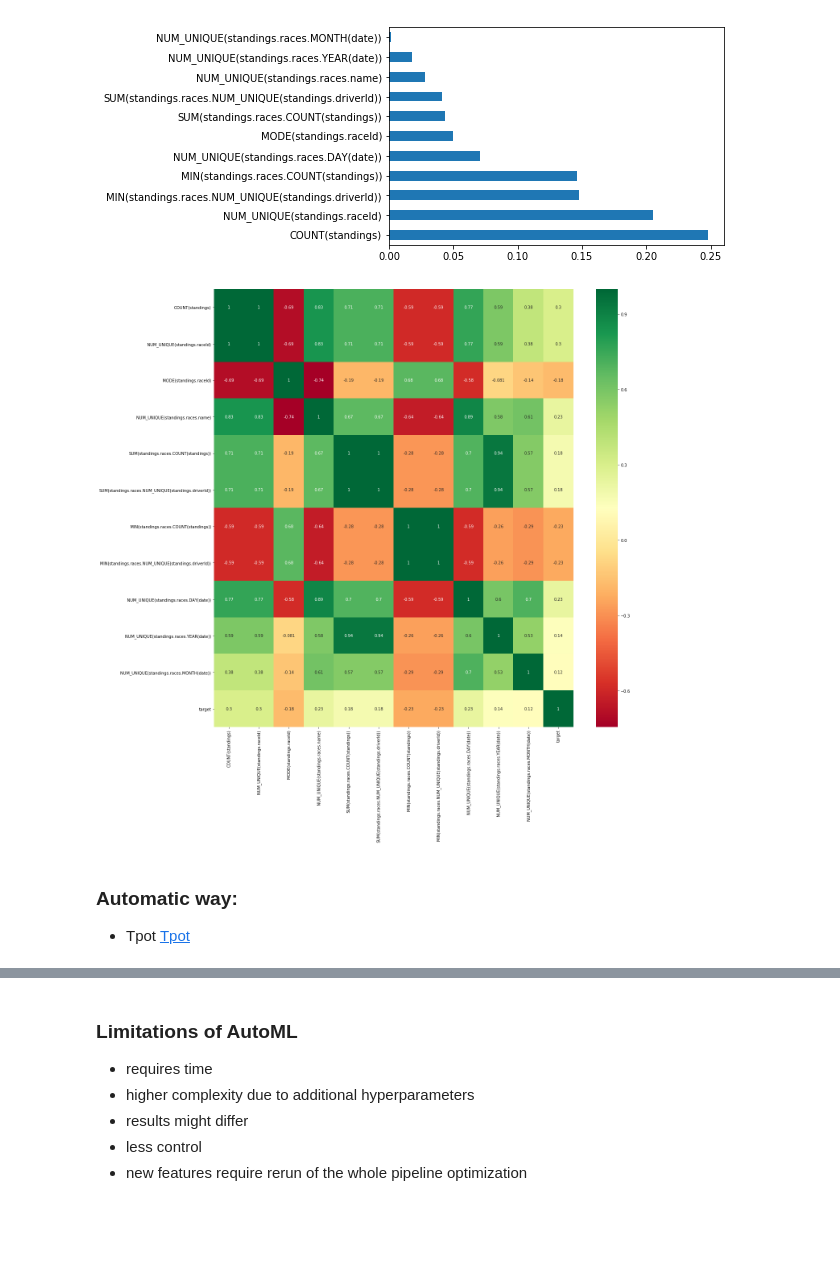
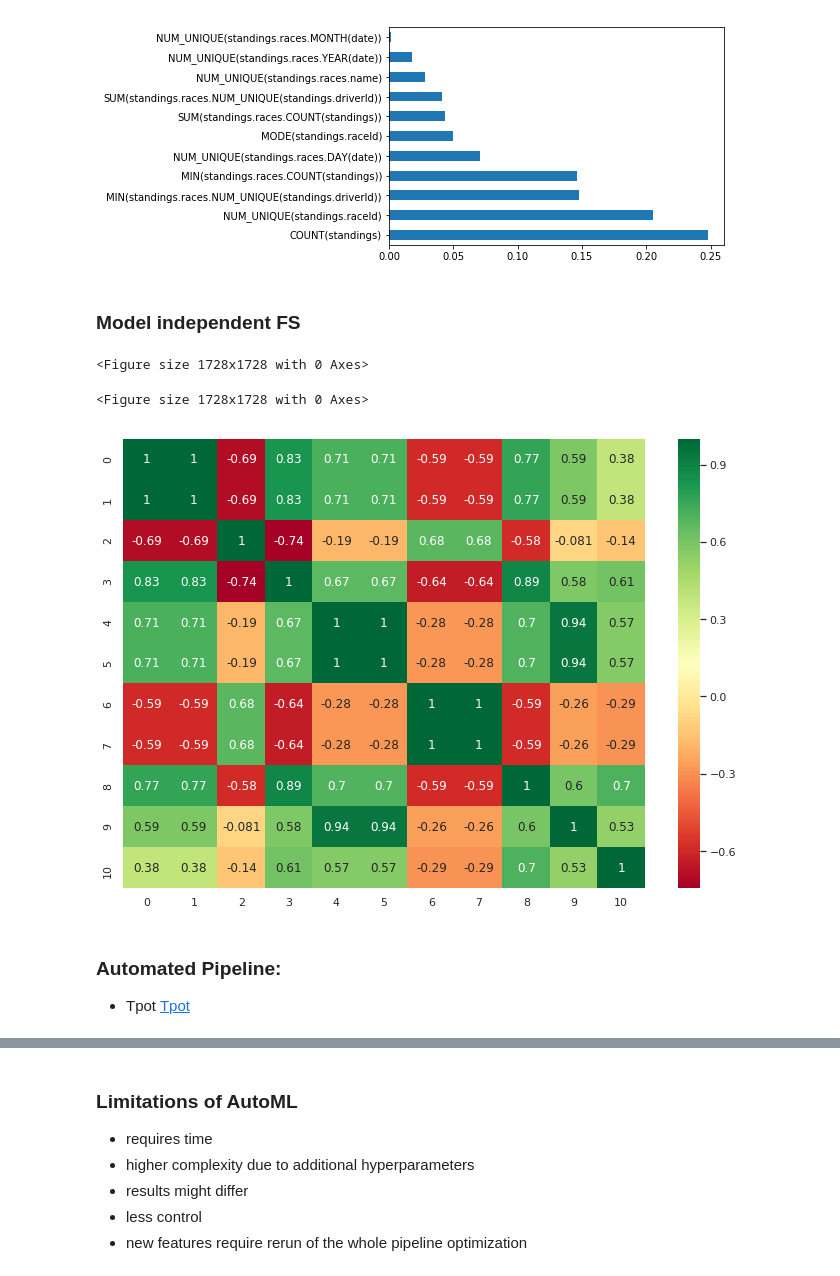
Before and after one commit to Alisa-lisa/conferences, a Jupyter notebook: BigDataBBQ19/Main.ipynb, the cells around one changed output, grey strips where cells are left out. Saved outputs shown, nothing was run; the diff lists cells and outputs as text; code cells hidden in the pictures; blank space fills up the shorter version.

```diff
--- a/BigDataBBQ19/Main.ipynb
+++ b/BigDataBBQ19/Main.ipynb
@@ -179,6 +187,7 @@ Let's automate this questions
 # %%
 # small preparation so that we do not get any target exposure
-standings_simple = standings[['driverId', 'raceId', 'target', 'driverStandingsId']]
+standings_simple = standings[['driverId', 'raceId',
+                              'target', 'driverStandingsId']]
 target = standings_simple[['target', 'driverId']]
 standings_simple.drop(columns=['target'], inplace=True)
 race_simple = races[['raceId', 'date', 'name']]
@@ -186,25 +195,32 @@ race_simple = races[['raceId', 'date', 'name']]
 # Entity set
 es = ft.EntitySet(id = 'top_formula_pilot')
 # Entities
+driver_types = {"nationality": ft.variable_types.Categorical,
+                "dob": ft.variable_types.DateOfBirth}
 es = es.entity_from_dataframe(entity_id="drivers",
                               dataframe=drivers,
                               index="driverId",
-                              variable_types={"nationality": ft.variable_types.Categorical,
-                                              "dob": ft.variable_types.DateOfBirth})
+                              variable_types=driver_types)
+
+stand_types = {"raceId": ft.variable_types.Id,
+               "driverId": ft.variable_types.Id}
 es = es.entity_from_dataframe(entity_id="standings",
                               dataframe=standings_simple,
                               index="driverStandingsId",
-                              variable_types={"raceId": ft.variable_types.Id,
-                                              "driverId": ft.variable_types.Id})
+                              variable_types=stand_types)
+
+race_types = {"name": ft.variable_types.Categorical,
+              "date": ft.variable_types.Datetime}
 es = es.entity_from_dataframe(entity_id="races",
                               dataframe=race_simple,
                               index="raceId",
-                              variable_types={"name": ft.variable_types.Categorical,
-                                              "date": ft.variable_types.Datetime})
+                              variable_types=race_types)
 # %%
 # Relationship
-es = es.add_relationship(ft.Relationship(es["drivers"]["driverId"], es["standings"]["driverId"]))
-es = es.add_relationship(ft.Relationship(es["races"]["raceId"], es["standings"]["raceId"]))
+es = es.add_relationship(ft.Relationship(es["drivers"]["driverId"],
+                                         es["standings"]["driverId"]))
+es = es.add_relationship(ft.Relationship(es["races"]["raceId"],
+                                         es["standings"]["raceId"]))
 # %%
 feature_matrix, feature_defs = ft.dfs(entityset=es,
                                       target_entity="drivers",
@@ -349,17 +358,32 @@ feat_importances.nlargest(11).plot(kind='barh')
 plt.show()
 # %% [output]
 [figure]
-# %%
-#get correlations of each features in dataset
-corrmat = new_feature_matrix.corr()
-top_corr_features = corrmat.index
-plt.figure(figsize=(20,20))
-#plot heat map
-g=sns.heatmap(new_feature_matrix[top_corr_features].corr(),annot=True,cmap="RdYlGn")
-# %% [output]
-[figure, removed]
+# %% [markdown]
+### Model independent FS
+# %%
+#get correlations of each features in dataset
+sns.set(rc={'figure.figsize':(11.7,8.27)})
+tmp_df = new_feature_matrix.copy()
+tmp_df.drop(columns=['target'], inplace=True)
+mapping = {}
+for i in range(len(tmp_df.columns)):
+    mapping[i] = tmp_df.columns[i]
+
+tmp_df.columns = list(mapping.keys())
+
+corrmat = tmp_df.corr()
+top_corr_features = corrmat.index
+plt.figure(figsize=(24,24))
+# %% [output]
+<Figure size 1728x1728 with 0 Axes>
+<Figure size 1728x1728 with 0 Axes>
+# %%
+g=sns.heatmap(tmp_df[top_corr_features].corr(),
+              annot=True,cmap="RdYlGn")
+# %% [output]
+[figure, added]
 # %% [markdown]
-### Automatic way:
+### Automated Pipeline:
 
 - Tpot [Tpot](https://epistasislab.github.io/tpot/)
 # %% [markdown]
```
Also changed, not shown: parts of 28 cells of this notebook, 3 other files.
